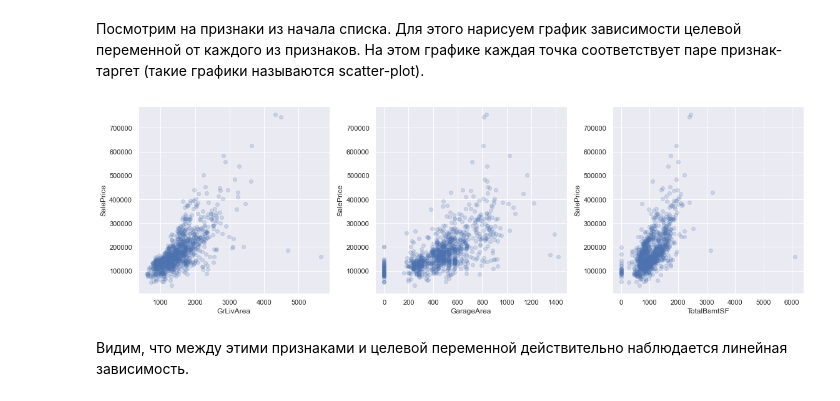
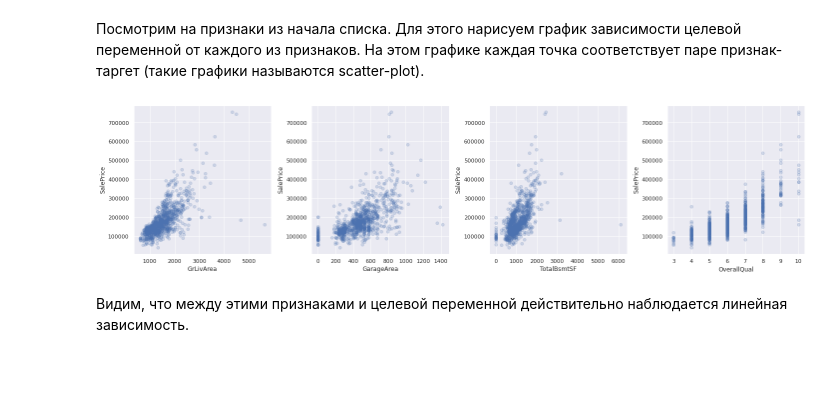
Before and after one commit to miron34/MyEducation, a Jupyter notebook: ML1_hse/seminars/sem02-sklearn-linregr.ipynb, the cells around one changed output. Saved outputs shown, nothing was run; the diff lists cells and outputs as text; code cells hidden in the pictures; blank space fills up the shorter version.

```diff
--- a/ML1_hse/seminars/sem02-sklearn-linregr.ipynb
+++ b/ML1_hse/seminars/sem02-sklearn-linregr.ipynb
@@ -183,14 +189,14 @@ plot.figure.set_size_inches(15, 10)
 # %% [markdown]
 Посмотрим на признаки из начала списка. Для этого нарисуем график зависимости целевой переменной от каждого из признаков. На этом графике каждая точка соответствует паре признак-таргет (такие графики называются scatter-plot).
 # %%
-fig, axs = plt.subplots(figsize=(16, 5), ncols=3)
-for i, feature in enumerate(["GrLivArea", "GarageArea", "TotalBsmtSF"]):
+fig, axs = plt.subplots(figsize=(20, 5), ncols=4)
+for i, feature in enumerate(["GrLivArea", "GarageArea", "TotalBsmtSF", "OverallQual"]):
     axs[i].scatter(X_train[feature], y_train, alpha=0.2)
     axs[i].set_xlabel(feature)
     axs[i].set_ylabel("SalePrice")
 plt.tight_layout()
 # %% [output]
-[figure, old version]
+[figure, new version]
 # %% [markdown]
 Видим, что между этими признаками и целевой переменной действительно наблюдается линейная зависимость.
 # %% [markdown]
```
Also changed, not shown: parts of 11 cells of this notebook.
